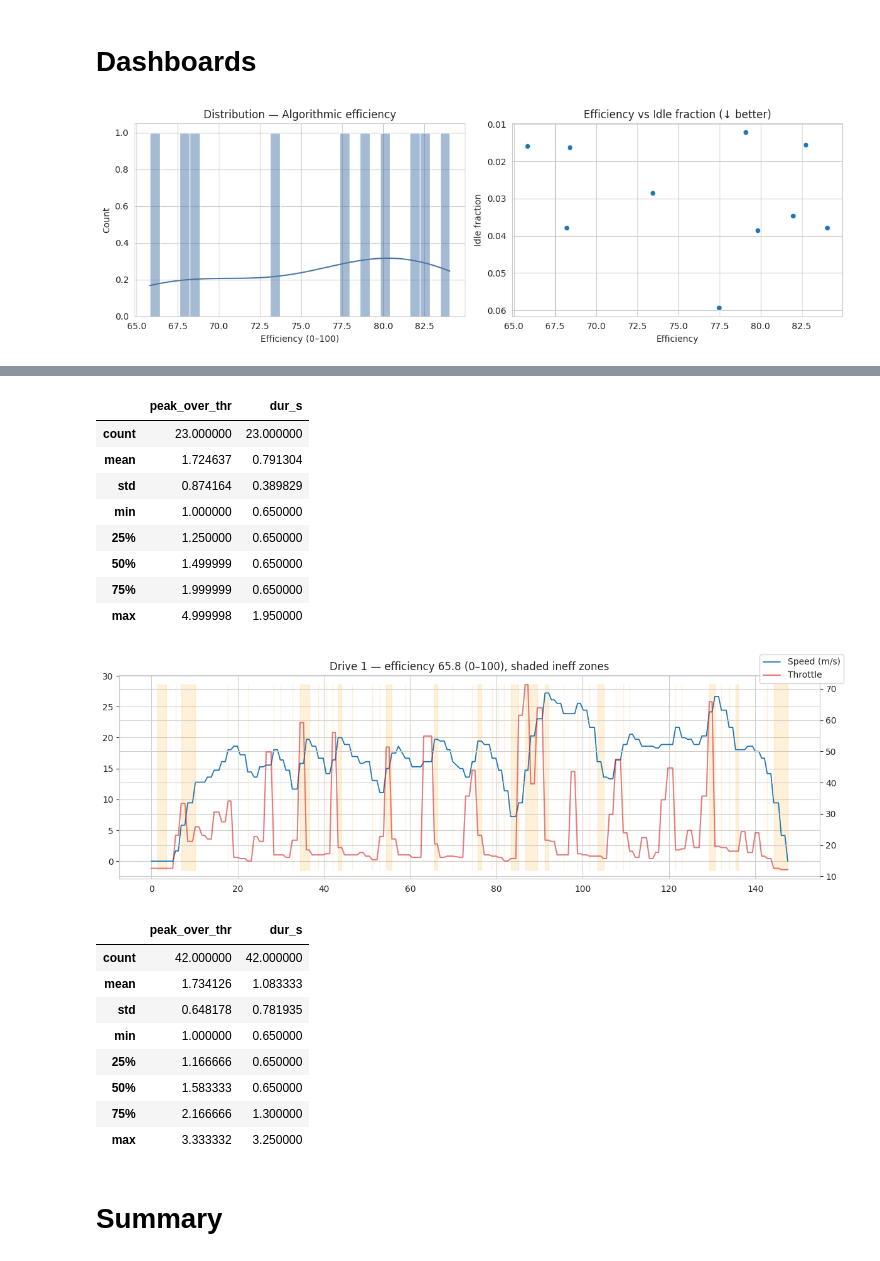
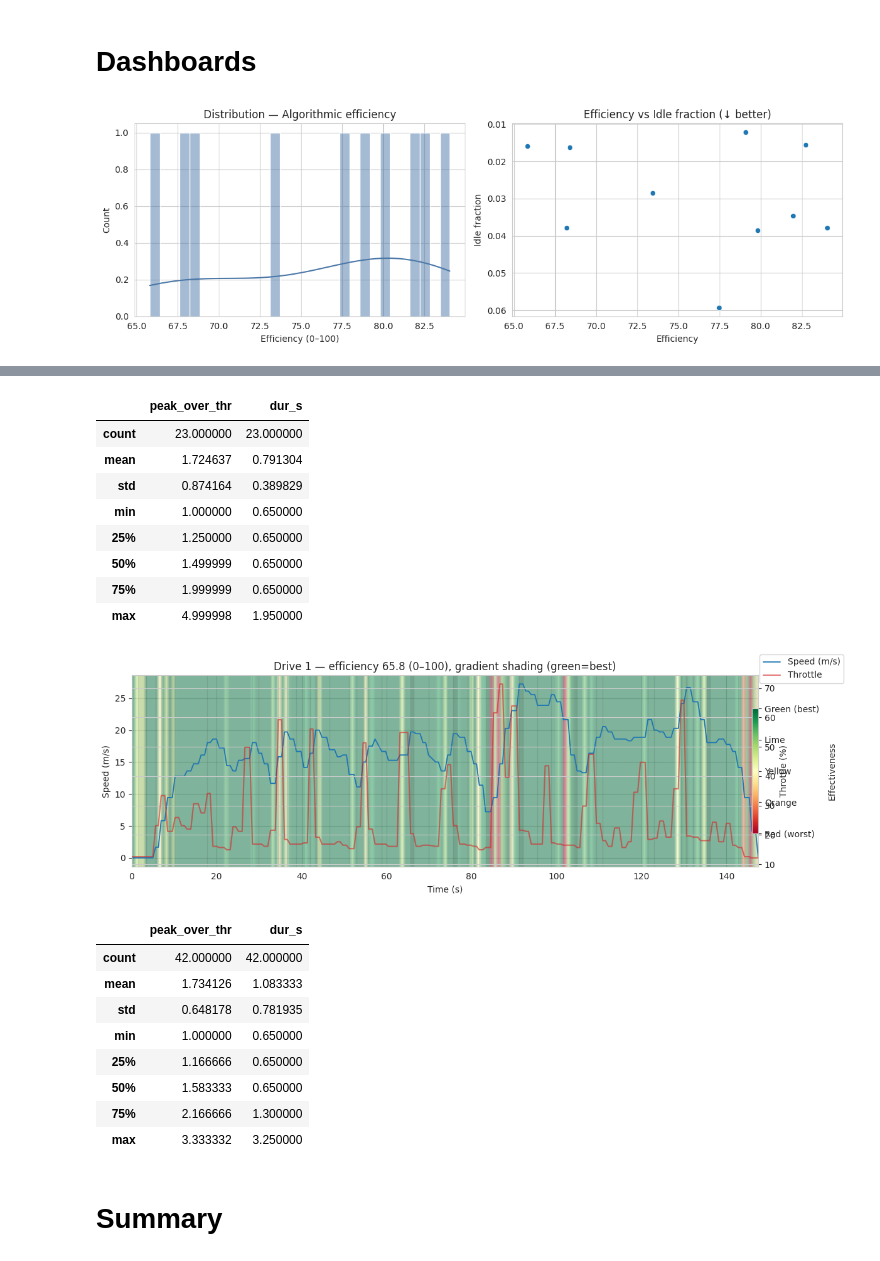
Before and after one commit to benty691/EAT40005, a Jupyter notebook: Jupyter_Notebook/W8S2.ipynb, the cells around one changed output, grey strips where cells are left out. Drawn from its saved outputs; the diff is of its cells as text; code cells hidden in the pictures.

Commit message:
Upd W8S2 notebook with color gradient

```diff
--- a/Jupyter_Notebook/W8S2.ipynb
+++ b/Jupyter_Notebook/W8S2.ipynb
@@ -170,7 +173,6 @@ Name: idle_frac, dtype: float64
 # %% [markdown]
 # Algorithmic efficiency
 # %%
-
 drv = []
 for gid, g in df.groupby("drive_id", sort=True):
     if len(g) < 5:
@@ -179,7 +181,7 @@ for gid, g in df.groupby("drive_id", sort=True):
     T = float(dt_s.sum()); mins = max(1e-6, T/60)
     # sharp episodes
     s = sharp_mask.loc[g.index].values
-    st, ln = _run_lengths(s)
+    st, ln = run_lengths(s)
     # frequency/duration
     freq_pm = len(ln)/mins
     dur_frac = (ln.sum()*base_sec)/max(1e-6, T)
@@ -194,7 +196,7 @@ for gid, g in df.groupby("drive_id", sort=True):
     sharp_mag = float(np.mean(peaks)) if peaks else 0.0
     # idle signals
     idle_frac = float(g["IDLE_RULE"].mean())
-    sti, lni = _run_lengths(g["IDLE_RULE"].values)
+    sti, lni = run_lengths(g["IDLE_RULE"].values)
     idle_med_s = float(np.median(lni)*base_sec if len(lni) else 0.0)
     idle_epm = len(lni)/mins
     # speed steadiness
@@ -239,6 +241,7 @@ dfeat["ineff_model"] = 1 - np.exp(-P.values @ w)       # in (0,1)
 
 # 4) Final efficiency (bounded; no batch min-max)
 dfeat["efficiency_algo"] = 100*(1 - dfeat["ineff_model"])
+ranked = dfeat.sort_values("efficiency_algo", ascending=False)
 
 # 5) Diagnostics
 print("Learned weights:", dict(zip(P.columns, np.round(w,3))))
@@ -255,8 +258,8 @@ display(per_drive.head(5))
 
 # Plot
 plt.figure(figsize=(12,4))
-sns.barplot(x=np.arange(len(ranked)), y=ranked["efficiency_algo_v2"], color="#4C78A8", edgecolor="black")
-plt.title("Fuel efficiency (algorithmic v2) — higher is better"); plt.xlabel("Drive (ranked)"); plt.ylabel("Efficiency (0–100)")
+sns.barplot(x=np.arange(len(ranked)), y=ranked["efficiency_algo"], color="#4C78A8", edgecolor="black")
+plt.title("Fuel efficiency (algorithmic) — higher is better"); plt.xlabel("Drive (ranked)"); plt.ylabel("Efficiency (0–100)")
 plt.tight_layout(); plt.show()
 # %% [output]
 Learned weights: {'p_freq': np.float64(0.059), 'p_dur': np.float64(0.443), 'p_mag': np.float64(0.0), 'p_idle': np.float64(0.0), 'p_cv': np.float64(0.0)}
@@ -513,31 +572,84 @@ plt.tight_layout(); plt.show()
 # === Cell 8.2 — Per-drive timeline diagnostics & scoring ===
 
 def plot_drive_timeline(drive_id, df, thr_accel, thr_jerk):
-    """Plot one drive with shaded inefficient zones + efficiency scoring."""
+    """Plot one drive with gradient effectiveness shading + sharp episode stats."""
     g = df[df["drive_id"]==drive_id].copy()
     if g.empty:
         return
 
     # time relative to start
-    t = (g["timestamp"]-g["timestamp"].iloc[0]).dt.total_seconds()
+    t = (g["timestamp"] - g["timestamp"].iloc[0]).dt.total_seconds()
 
     # inefficiency zones = sharp accel/jerk + idle
     g_sharp = (g["ACCEL"].abs()>thr_accel) | (g["JERK"].abs()>thr_jerk)
     ineff_zone = g_sharp | g["IDLE_RULE"]
 
+    # ---------- effectiveness gradient (same logic as Cell 5) ----------
+    A = g["ACCEL"].abs().fillna(0)
+    J = g["JERK"].abs().fillna(0)
+    a_hi = np.nanpercentile(A, 98) if A.notna().any() else 1.0
+    j_hi = np.nanpercentile(J, 98) if J.notna().any() else 1.0
+
+    sev_a = np.clip((A - thr_accel) / max(1e-6, a_hi - thr_accel), 0, 1)
+    sev_j = np.clip((J - thr_jerk)  / max(1e-6, j_hi - thr_jerk ), 0, 1)
+    idle  = g["IDLE_RULE"].astype(float)
+
+    ineff_raw = 0.45*sev_a + 0.25*sev_j + 0.30*idle
+
+    # Contrast calibration (focus on actual inefficient region if present)
+    focus = ineff_raw.where(ineff_zone, np.nan).dropna()
+    if len(focus) > 0:
+        q_lo, q_hi = np.nanquantile(focus, [0.15, 0.98])
+    else:
+        q_lo, q_hi = np.nanquantile(ineff_raw, [0.15, 0.98])
+    span = max(1e-6, q_hi - q_lo)
+    ineff01 = np.clip((ineff_raw - q_lo) / span, 0, 1)
+    GAMMA = 0.8  # <1 → more contrast near the extremes
+    effectiveness = (1.0 - ineff01) ** GAMMA  # 1=green (best), 0=red (worst)
+    # -------------------------------------------------------------------
+
+    import matplotlib as mpl
     fig, ax1 = plt.subplots(figsize=(12,4))
-    ax1.plot(t, g["SPEED_ms"], label="Speed (m/s)", linewidth=1.3)
+    l1 = ax1.plot(t, g["SPEED_ms"], label="Speed (m/s)", linewidth=1.3, zorder=3)[0]
     ax2 = ax1.twinx()
-    ax2.plot(t, g["THROTTLE_POS"], color="#D62728", alpha=0.6, label="Throttle")
-    ax1.fill_between(t, ax1.get_ylim()[0], ax1.get_ylim()[1],
-                     where=ineff_zone, color="orange", alpha=0.15, step="pre")
+    # Throttle might be missing in some datasets; guard it
+    if "THROTTLE_POS" in g.columns:
+        l2 = ax2.plot(t, g["THROTTLE_POS"], color="#D62728", alpha=0.6, label="Throttle", zorder=3)[0]
+        lines = [l1, l2]
+    else:
+        lines = [l1]
+
+    ymin, ymax = ax1.get_ylim()
+    grad = np.tile(effectiveness.to_numpy(), (128, 1))
+    ax1.imshow(
+        grad, extent=[t.min(), t.max(), ymin, ymax],
+        cmap="RdYlGn", aspect="auto", interpolation="bilinear",
+        alpha=0.50, vmin=0, vmax=1, origin="lower", zorder=1
+    )
+    # optional crisp mask on top
+    ax1.fill_between(t, ymin, ymax, where=ineff_zone.values,
+                     color="black", alpha=0.08, step="pre", zorder=2)
 
     eff = dfeat.loc[drive_id,"efficiency_algo"]
-    ax1.set_title(f"Drive {drive_id} — efficiency {eff:.1f} (0–100), shaded ineff zones")
-    fig.legend(loc="upper right")
+    ax1.set_title(f"Drive {drive_id} — efficiency {eff:.1f} (0–100), gradient shading (green=best)")
+    ax1.set_xlabel("Time (s)")
+    ax1.set_ylabel("Speed (m/s)")
+    ax2.set_ylabel("Throttle (%)")
+
+    labels = [ln.get_label() for ln in lines]
+    fig.legend(lines, labels, loc="upper right")
+
+    # colorbar
+    norm = mpl.colors.Normalize(vmin=0, vmax=1)
+    sm = mpl.cm.ScalarMappable(cmap="RdYlGn", norm=norm); sm.set_array([])
+    cbar = plt.colorbar(sm, ax=ax1, pad=0.01, fraction=0.01, aspect=20)
+    cbar.set_label("Effectiveness", labelpad=10)
+    cbar.set_ticks([0.0, 0.25, 0.5, 0.75, 1.0])
+    cbar.set_ticklabels(["Red (worst)", "Orange", "Yellow", "Lime", "Green (best)"])
+
     plt.tight_layout(); plt.show()
 
-    # sharp episode stats
+    # sharp episode stats (unchanged)
     starts, lens = run_lengths(g_sharp.values)
     peaks, kinds = [], []
     for st, ln in zip(starts, lens):
@@ -545,10 +657,10 @@ def plot_drive_timeline(drive_id, df, thr_accel, thr_jerk):
         pa, pj = float(seg["ACCEL"].abs().max()), float(seg["JERK"].abs().max())
         peaks.append(max(pa/(thr_accel+1e-6), pj/(thr_jerk+1e-6)))
         kinds.append("accel" if pa>=pj else "jerk")
-
     ep_df = pd.DataFrame({"kind":kinds, "peak_over_thr":peaks,
                           "dur_s": lens*infer_base_interval_seconds(g["timestamp"])})
     display(ep_df.describe())
+
 
 # Example: plot best and worst drives
 best_id  = int(dfeat["efficiency_algo"].idxmax())
@@ -563,13 +675,13 @@ plot_drive_timeline(worst_id, df, thr_accel, thr_jerk)
 |  | peak_over_thr | dur_s |
 | count | 23.000000 | 23.000000 |
 | mean | 1.724637 | 0.791304 |
 | std | 0.874164 | 0.389829 |
 | min | 1.000000 | 0.650000 |
 | 25% | 1.250000 | 0.650000 |
 | 50% | 1.499999 | 0.650000 |
 | 75% | 1.999999 | 0.650000 |
 | max | 4.999998 | 1.950000 |
-[figure, old version]
+[figure, new version]
 |  | peak_over_thr | dur_s |
 | count | 42.000000 | 42.000000 |
 | mean | 1.734126 | 1.083333 |
```
Also changed, not shown: parts of 5 cells of this notebook, 2 other files.
